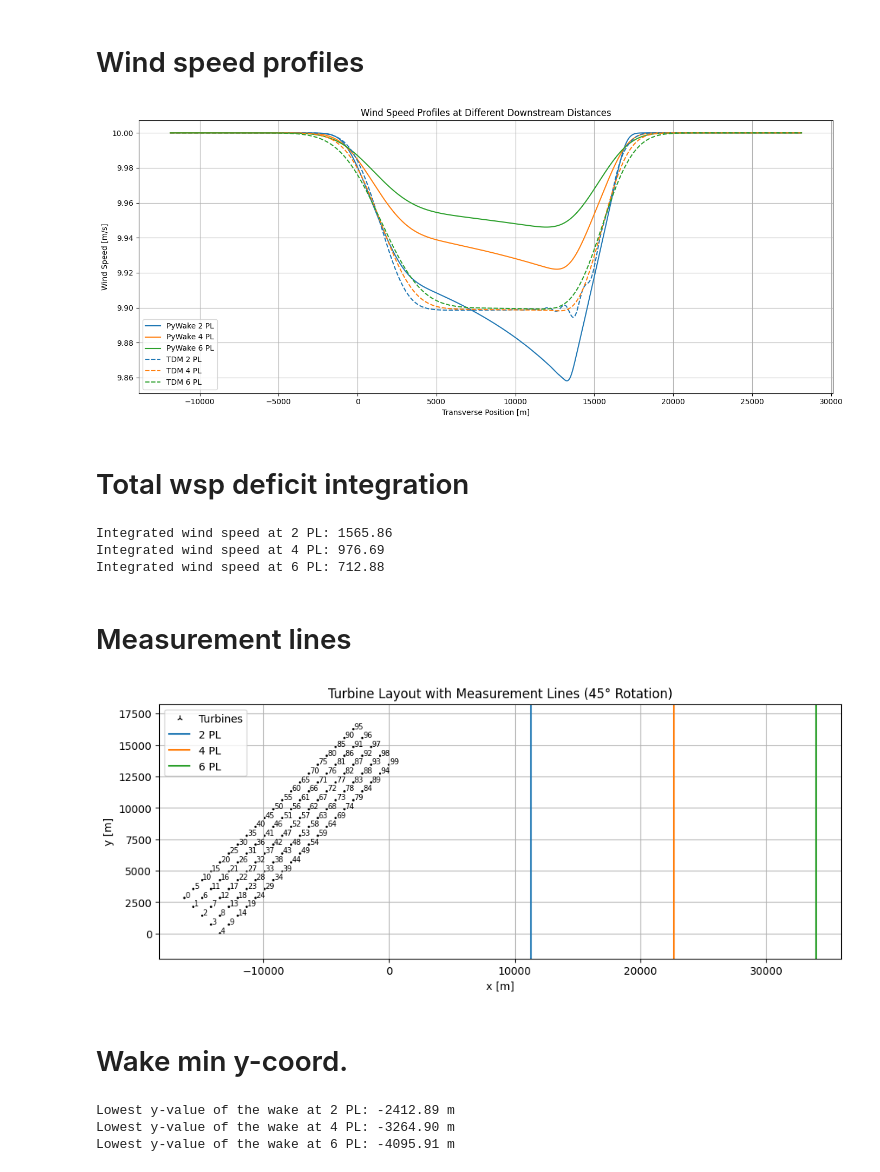
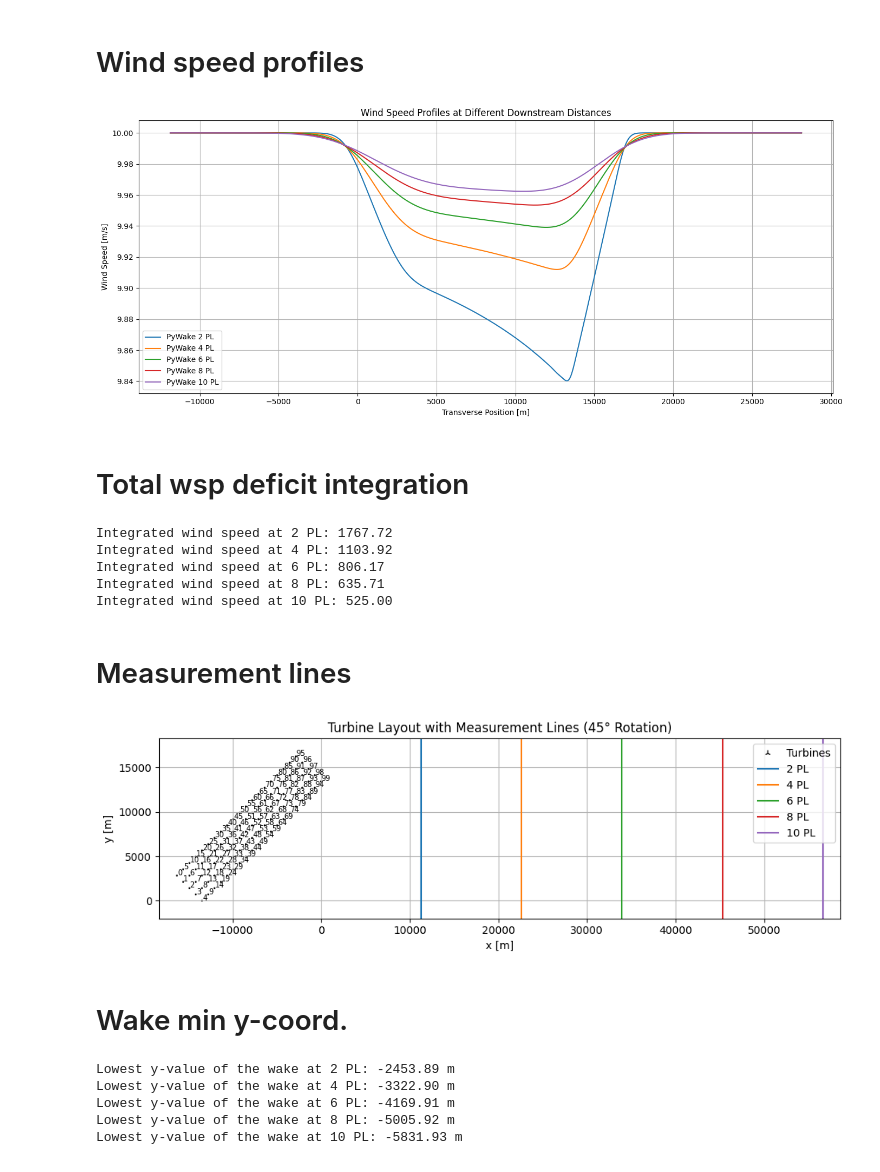
Before and after one commit to marcinsadowy/WTABL, a Jupyter notebook: ArbitraryLayouts/pywake_simple_comparison.ipynb, the cells around one changed output. Drawn from its saved outputs; the diff is of its cells as text; code cells hidden in the pictures.

```diff
--- a/ArbitraryLayouts/pywake_simple_comparison.ipynb
+++ b/ArbitraryLayouts/pywake_simple_comparison.ipynb
@@ -25,7 +25,7 @@ po = [0, 0, 0, 0, 0, 0, 0, 49, 97, 183, 268, 369, 470, 580, 722,
       900, 1103, 1315, 1526, 1705, 1883, 1940, 1980, 1995, 2000,
       2000, 2000, 2000, 2000, 2000, 2000, 2000, 2000, 2000, 2000,
       2000, 2000, 2000, 2000, 2000, 2000, 2000, 2000, 2000, 2000] # https://www.thewindpower.net/turbine_en_779_vestas_v100-2000.php
-ct = 0.7 * np.ones_like(po)
+ct = 0.8 * np.ones_like(po)
 u = np.linspace(0, len(po), len(po))
 
 turbine = WindTurbine(name = 'Turbines',
@@ -60,7 +60,7 @@ x = x - np.max(x) # Set x=0 at downstream edge
 y = y - np.min(y) # Set y=0 at bottommost turbine
 
 padding = 2000 # Padding for display
-
+'''
 fig, ax = plt.subplots()
 turbine.plot(x, y, ax=ax)
 ax.set_xlim(min(x) - padding, max(x) + padding)
@@ -71,4 +71,5 @@ ax.set_ylabel("y [m]")
 ax.set_aspect('equal')
 ax.grid(True)
 plt.show()
+'''
 # %% [output]
@@ -114,7 +115,7 @@ Loaded datasets: ['RectangleRotated2PL.csv', 'RectangleRotated4PL.csv', 'Rectang
 # %% [markdown]
 # Wind speed profiles
 # %%
-pl_downstream = [2, 4, 6]  # Downstream distances [Park lengths]
+pl_downstream = [2, 4, 6, 8, 10]  # Downstream distances [Park lengths]
 m_downstream = [pl * 5660 for pl in pl_downstream]  # [m]
 
 y_agreed = 40000
@@ -131,36 +132,36 @@ ax.set_xlabel('Transverse Position [m]')
 ax.set_ylabel('Wind Speed [m/s]')
 ax.set_title('Wind Speed Profiles at Different Downstream Distances')
 ax.grid(True)
 
 # Plot PyWake profiles
 for i, m in enumerate(m_downstream):
     x_meas = np.full(y_meas.shape[0], max(x) + m)
 
     ws_meas[:, i] = np.squeeze(
         sim.flow_map(Points(
             x=x_meas,
             y=y_meas[:, i],
             h=turbine.hub_height() * np.ones_like(y_meas[:, i])
         )).WS_eff.values
     )
 
     ax.plot(y_meas[:, i], ws_meas[:, i], label=f'PyWake {pl_downstream[i]} PL')
-
+'''
 # Plot TDM data using the same colors as the PyWake lines
 for i, file in enumerate(validation_files):
     downstream_distance = int(file.split('PL')[0].split('RectangleRotated')[-1])
     tdm_data = validation_datasets[file]
 
     # Use the same color as the corresponding PyWake line
     color = ax.get_lines()[i].get_color()
 
     ax.plot(y_range, tdm_data.values.flatten(), linestyle='--', color=color, label=f'TDM {downstream_distance} PL')
-
+'''
 ax.legend()
 plt.tight_layout()
 plt.show()
 # %% [output]
-[figure, old version]
+[figure, new version]
 # %% [markdown]
 # Total wsp deficit integration
 # %%
@@ -172,9 +173,11 @@ for i, pl in enumerate(pl_downstream):
     integrated_ws[pl] = wsp_integral - ws_meas_integral
     print(f"Integrated wind speed at {pl} PL: {integrated_ws[pl]:.2f}")
 # %% [output]
-Integrated wind speed at 2 PL: 1565.86
-Integrated wind speed at 4 PL: 976.69
-Integrated wind speed at 6 PL: 712.88
+Integrated wind speed at 2 PL: 1767.72
+Integrated wind speed at 4 PL: 1103.92
+Integrated wind speed at 6 PL: 806.17
+Integrated wind speed at 8 PL: 635.71
+Integrated wind speed at 10 PL: 525.00
 # %% [markdown]
 # Measurement lines
 # %%
@@ -209,7 +212,7 @@ ax.legend(unique.values(), unique.keys())
 plt.tight_layout()
 plt.show()
 # %% [output]
-[figure, old version]
+[figure, new version]
 # %% [markdown]
 # Wake min y-coord.
 # %%
@@ -225,6 +228,8 @@ for i, pl in enumerate(pl_downstream):
     else:
         print(f"No wake detected at {pl} PL")
 # %% [output]
-Lowest y-value of the wake at 2 PL: -2412.89 m
-Lowest y-value of the wake at 4 PL: -3264.90 m
-Lowest y-value of the wake at 6 PL: -4095.91 m
+Lowest y-value of the wake at 2 PL: -2453.89 m
+Lowest y-value of the wake at 4 PL: -3322.90 m
+Lowest y-value of the wake at 6 PL: -4169.91 m
+Lowest y-value of the wake at 8 PL: -5005.92 m
+Lowest y-value of the wake at 10 PL: -5831.93 m
```
Also changed, not shown: parts of 1 cell of this notebook.
